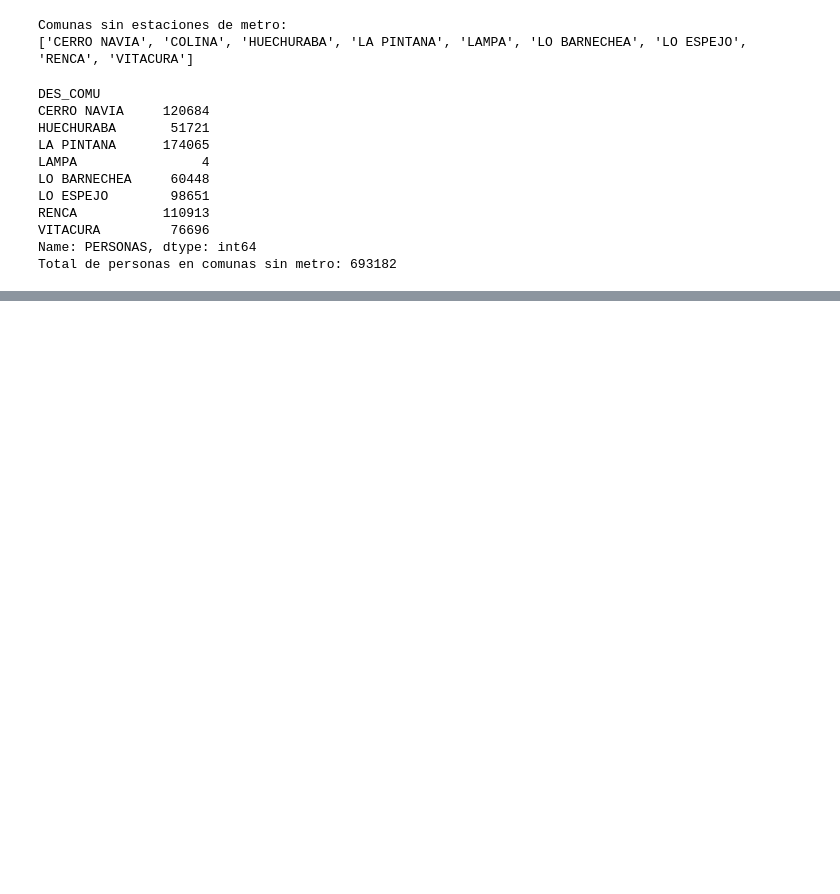
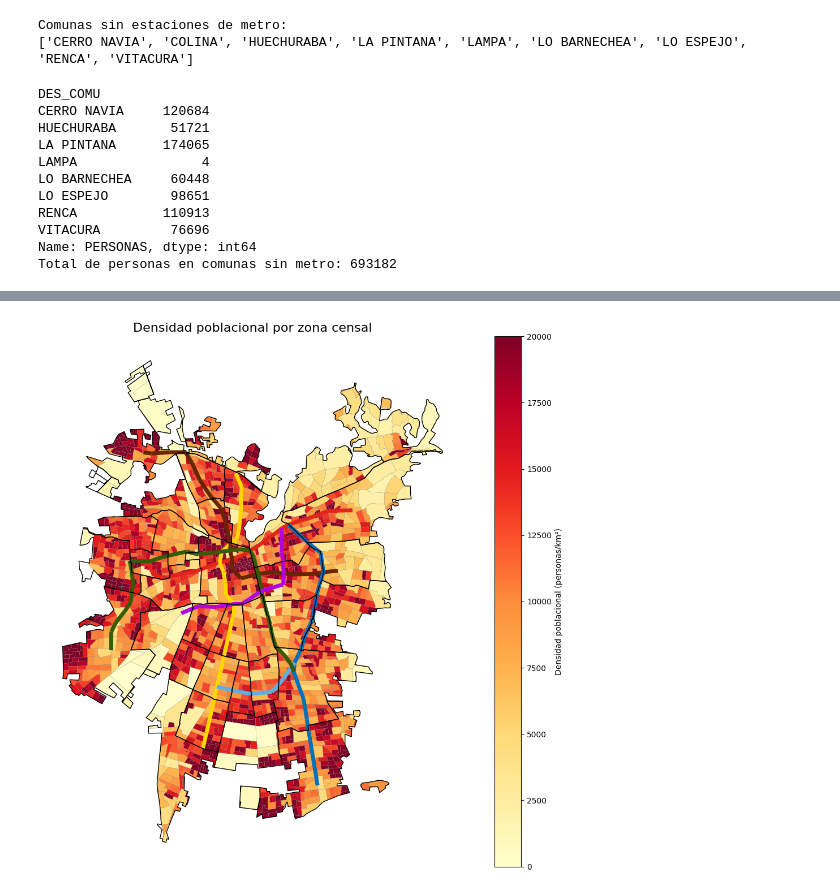
Before and after one commit to fchiapped/Proyecto-Geoespaciales, a Jupyter notebook: Proyecto.ipynb, the cells around one changed output, grey strips where cells are left out. Saved outputs shown, nothing was run; the diff lists cells and outputs as text; code cells hidden in the pictures; blank space fills up the shorter version.

Commit message:
Mapas varios

```diff
--- a/Proyecto.ipynb
+++ b/Proyecto.ipynb
@@ -151,0 +209,43 @@ Total de personas en comunas sin metro: 693182
+# %%
+# Calcular área en km² si no existe y luego la densidad
+if 'densidad' not in zonas.columns:
+    # Proyectar a CRS métrico para calcular área si es necesario
+    if zonas.crs is None or zonas.crs.to_epsg() != 32719:
+        zonas_proj = zonas.to_crs(epsg=32719)
+    else:
+        zonas_proj = zonas.copy()
+    zonas['area_km2'] = zonas_proj.geometry.area / 1e6
+    zonas['densidad'] = zonas['PERSONAS'] / zonas['area_km2']
+
+fig, ax = plt.subplots(figsize=(12, 10))
+
+# Limitar la escala máxima de densidad para mejorar la visualización
+vmax = 20000  # Ajusta este valor según lo que quieras resaltar
+# Dibujar las líneas de metro sobre el mapa
+for linea, color in colores_lineas.items():
+    Metro[Metro['linea'] == linea].plot(
+        ax=ax,
+        color=f'#{color}',
+        linewidth=5,
+        label=f'Línea {linea}'
+    )
+
+
+zonas.plot(
+    column='densidad',
+    ax=ax,
+    cmap='YlOrRd',
+    legend=True,
+    legend_kwds={'label': "Densidad poblacional (personas/km²)"},
+    edgecolor='gray',
+    linewidth=0.2,
+    vmax=vmax
+)
+
+Limite_Comunal.boundary.plot(ax=ax, color='black', linewidth=1)
+ax.set_title('Densidad poblacional por zona censal', fontsize=16)
+ax.axis('off')
+plt.tight_layout()
+plt.show()
+# %% [output]
+[figure, added]
```
Also changed, not shown: parts of 9 cells of this notebook.
